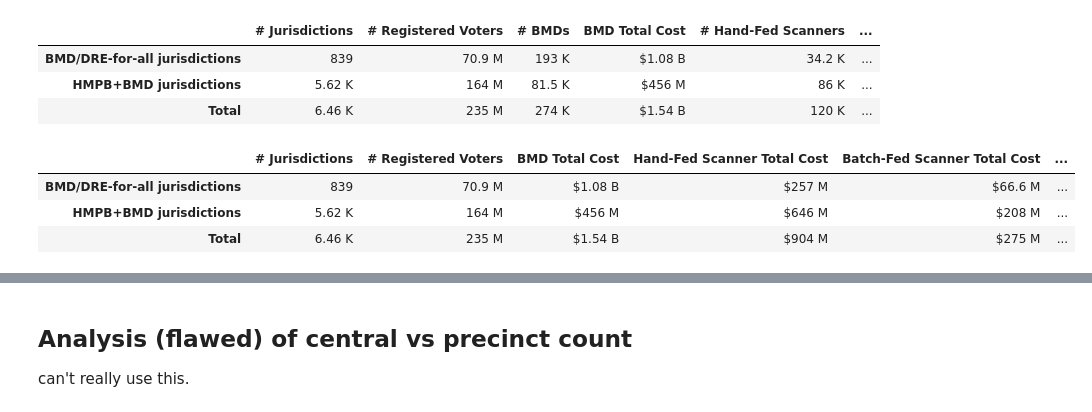
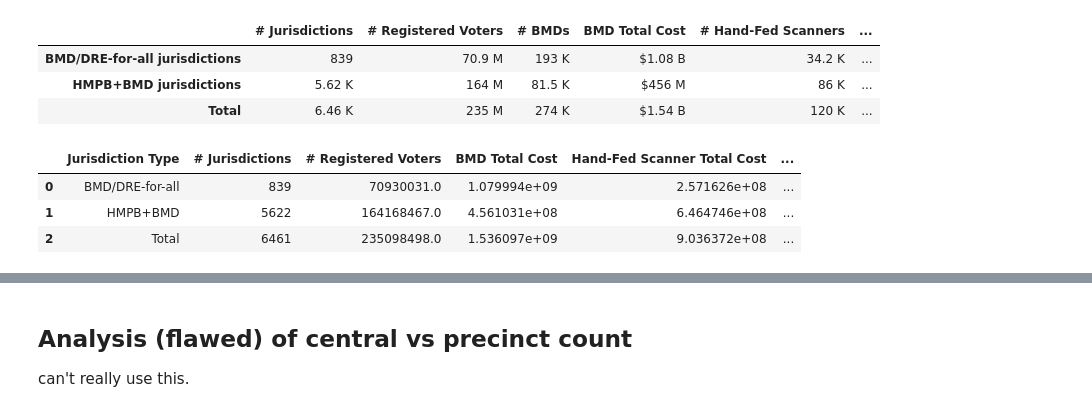
Before and after one commit to Bipartisan-Policy-Center/voting-equipment, a Jupyter notebook: cost_analysis.ipynb, the cells around one changed output, grey strips where cells are left out. Drawn from its saved outputs; the diff is of its cells as text; code cells hidden in the pictures.

Commit message:
datawrapper cost table

```diff
--- a/cost_analysis.ipynb
+++ b/cost_analysis.ipynb
@@ -520,6 +523,22 @@ totals = {
 }
 cost_table = pd.concat([cost_table, pd.DataFrame([totals])], ignore_index=True)
 
+cost_table = cost_table.set_index('bmd_or_dre_for_all')
+cost_table.index = cost_table.index.map({
+    True: 'BMD/DRE-for-all jurisdictions',
+    False: 'HMPB+BMD jurisdictions',
+    'Total': 'Total'
+})
+cost_table.index.name = None  # Remove index title
+
+# Reorder rows
+cost_table = cost_table.reindex([
+    'BMD/DRE-for-all jurisdictions',
+    'HMPB+BMD jurisdictions',
+    'Total'
+])
+cost_table_numeric = cost_table.copy()
+
 # Custom formatter: shows M or B with 1 decimal when needed
 def number_formatter(x, pos=None):
     units = [(1e12, 'T'), (1e9, 'B'), (1e6, 'M'), (1e3, 'K')]
@@ -540,24 +559,7 @@ for col in ['BMD Total Cost', 'Hand-Fed Scanner Total Cost', 'Batch-Fed Scanner
 for col in ['# Jurisdictions', '# Registered Voters', '# BMDs', '# Hand-Fed Scanners', '# Batch-Fed Scanners']:
     cost_table[col] = cost_table[col].apply(number_formatter)
 
-cost_table
 
-cost_table = cost_table.set_index('bmd_or_dre_for_all')
-cost_table.index = cost_table.index.map({
-    True: 'BMD/DRE-for-all jurisdictions',
-    False: 'HMPB+BMD jurisdictions',
-    'Total': 'Total'
-})
-cost_table.index.name = None  # Remove index title
-
-# Reorder rows
-cost_table = cost_table.reindex([
-    'BMD/DRE-for-all jurisdictions',
-    'HMPB+BMD jurisdictions',
-    'Total'
-])
-
-cost_table.index.name = None  # Remove index title
 
 cost_table
 # %% [output]
@@ -566,9 +568,11 @@ cost_table
 | HMPB+BMD jurisdictions | 5.62 K | 164 M | 81.5 K | $456 M | 86 K | ... |
 | Total | 6.46 K | 235 M | 274 K | $1.54 B | 120 K | ... |
 # %%
-cost_table[['# Jurisdictions', '# Registered Voters', 'BMD Total Cost', 'Hand-Fed Scanner Total Cost', 'Batch-Fed Scanner Total Cost', 'Total Cost']]
+results = cost_table_numeric[['# Jurisdictions', '# Registered Voters', 'BMD Total Cost', 'Hand-Fed Scanner Total Cost', 'Batch-Fed Scanner Total Cost', 'Total Cost']]
+results = results.reset_index().rename(columns={'index': 'Jurisdiction Type'}).replace(' jurisdictions', '', regex=True)
+results
 # %% [output]
-|  | # Jurisdictions | # Registered Voters | BMD Total Cost | Hand-Fed Scanner Total Cost | Batch-Fed Scanner Total Cost | ... |
-| BMD/DRE-for-all jurisdictions | 839 | 70.9 M | $1.08 B | $257 M | $66.6 M | ... |
-| HMPB+BMD jurisdictions | 5.62 K | 164 M | $456 M | $646 M | $208 M | ... |
-| Total | 6.46 K | 235 M | $1.54 B | $904 M | $275 M | ... |
+|  | Jurisdiction Type | # Jurisdictions | # Registered Voters | BMD Total Cost | Hand-Fed Scanner Total Cost | ... |
+| 0 | BMD/DRE-for-all | 839 | 70930031.0 | 1.079994e+09 | 2.571626e+08 | ... |
+| 1 | HMPB+BMD | 5622 | 164168467.0 | 4.561031e+08 | 6.464746e+08 | ... |
+| 2 | Total | 6461 | 235098498.0 | 1.536097e+09 | 9.036372e+08 | ... |
```
Also changed, not shown: parts of 2 cells of this notebook.
